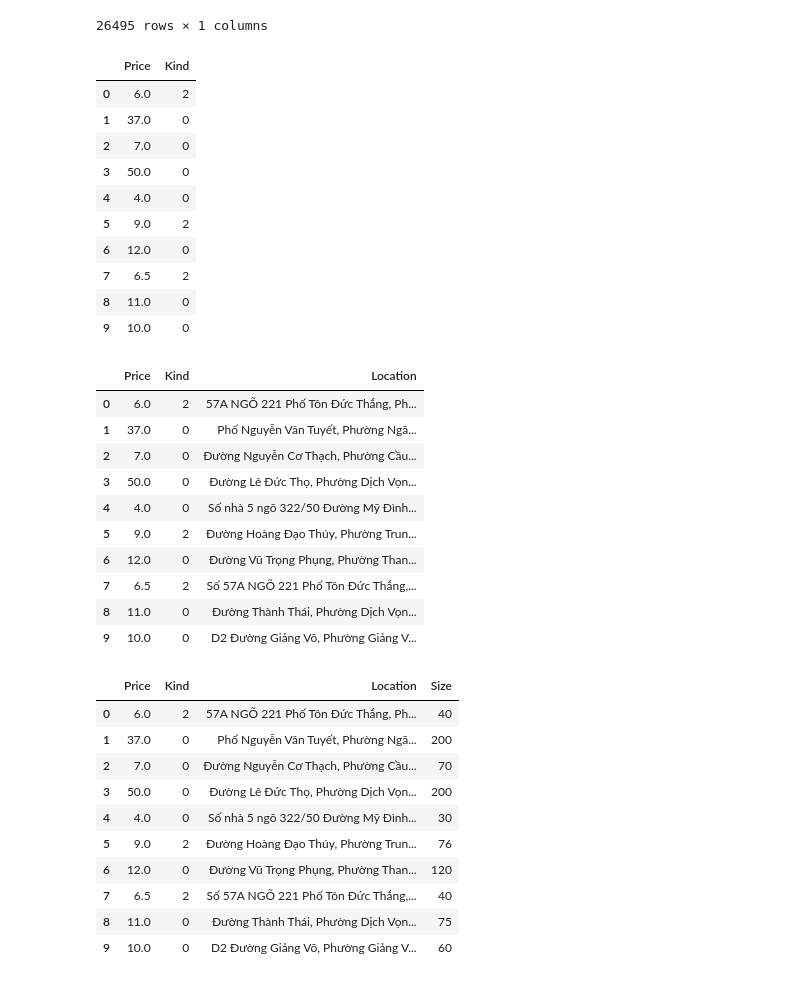
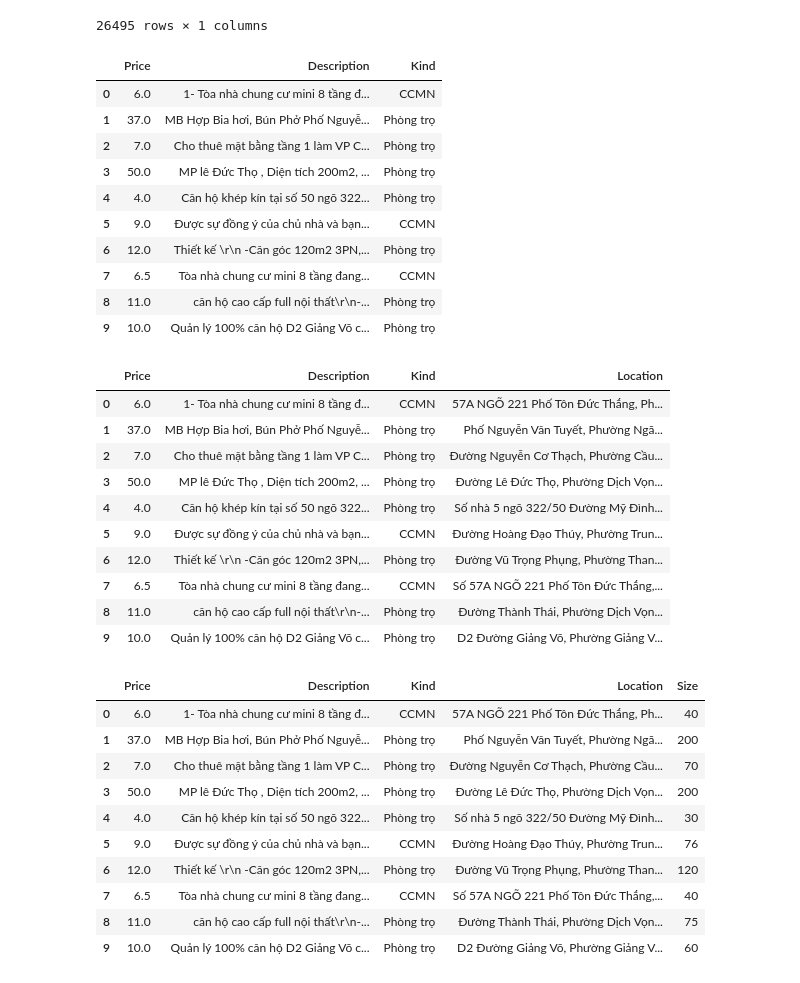
Before and after one commit to NgocNam1512/rental_house_pricing, a Jupyter notebook: preprocess/alonhadat.ipynb, the cells around one changed output. Saved outputs shown, nothing was run; the diff lists cells and outputs as text; code cells hidden in the pictures.

```diff
--- a/preprocess/alonhadat.ipynb
+++ b/preprocess/alonhadat.ipynb
@@ -13,7 +13,7 @@ def read_data_from_jl(file_path):
         return df
     return None
 # %%
-df = read_data_from_jl('data/alonhadat.jl')
+df = read_data_from_jl('../data/alonhadat.jl')
 df
 # %% [output]
 |  | price | area | location | description | date | kind |
@@ -61,50 +61,52 @@ data
 | 26493 | 17.0 |
 | 26494 | 30.0 |
 26495 rows × 1 columns
+# %%
+data["Description"] = df['description']
 # %%
 a = []
 pattern1 = '(CCMN|[Cc]hung cư)'
 pattern2 = '[Hh]omestay'
 for d in df['description'].values:
     d = str(d)
     ccmn = re.findall(pattern1, d)
     hs = re.findall(pattern2, d)
     if ccmn:
-        a.append(2)
+        a.append("CCMN")
     elif hs:
-        a.append(1)
+        a.append("Homestay")
     else:
-        a.append(0)
+        a.append("Phòng trọ")
 
 data['Kind'] = pd.Series(np.array(a), index=df.index)
 data.head(10)
 # %% [output]
-|  | Price | Kind |
-| 0 | 6.0 | 2 |
-| 1 | 37.0 | 0 |
-| 2 | 7.0 | 0 |
-| 3 | 50.0 | 0 |
-| 4 | 4.0 | 0 |
-| 5 | 9.0 | 2 |
-| 6 | 12.0 | 0 |
-| 7 | 6.5 | 2 |
-| 8 | 11.0 | 0 |
-| 9 | 10.0 | 0 |
+|  | Price | Description | Kind |
+| 0 | 6.0 | 1- Tòa nhà chung cư mini 8 tầng đ... | CCMN |
+| 1 | 37.0 | MB Hợp Bia hơi, Bún Phở Phố Nguyễ... | Phòng trọ |
+| 2 | 7.0 | Cho thuê mặt bằng tầng 1 làm VP C... | Phòng trọ |
+| 3 | 50.0 | MP lê Đức Thọ , Diện tích 200m2, ... | Phòng trọ |
+| 4 | 4.0 | Căn hộ khép kín tại số 50 ngõ 322... | Phòng trọ |
+| 5 | 9.0 | Được sự đồng ý của chủ nhà và bạn... | CCMN |
+| 6 | 12.0 | Thiết kế \r\n -Căn góc 120m2 3PN,... | Phòng trọ |
+| 7 | 6.5 | Tòa nhà chung cư mini 8 tầng đang... | CCMN |
+| 8 | 11.0 | căn hộ cao cấp full nội thất\r\n-... | Phòng trọ |
+| 9 | 10.0 | Quản lý 100% căn hộ D2 Giảng Võ c... | Phòng trọ |
 # %%
 data['Location'] = df['location']
 data.head(10)
 # %% [output]
-|  | Price | Kind | Location |
-| 0 | 6.0 | 2 | 57A NGÕ 221 Phố Tôn Đức Thắng, Ph... |
-| 1 | 37.0 | 0 | Phố Nguyễn Văn Tuyết, Phường Ngã... |
-| 2 | 7.0 | 0 | Đường Nguyễn Cơ Thạch, Phường Cầu... |
-| 3 | 50.0 | 0 | Đường Lê Đức Thọ, Phường Dịch Vọn... |
-| 4 | 4.0 | 0 | Số nhà 5 ngõ 322/50 Đường Mỹ Đình... |
-| 5 | 9.0 | 2 | Đường Hoàng Đạo Thúy, Phường Trun... |
-| 6 | 12.0 | 0 | Đường Vũ Trọng Phụng, Phường Than... |
-| 7 | 6.5 | 2 | Số 57A NGÕ 221 Phố Tôn Đức Thắng,... |
-| 8 | 11.0 | 0 | Đường Thành Thái, Phường Dịch Vọn... |
-| 9 | 10.0 | 0 | D2 Đường Giảng Võ, Phường Giảng V... |
+|  | Price | Description | Kind | Location |
+| 0 | 6.0 | 1- Tòa nhà chung cư mini 8 tầng đ... | CCMN | 57A NGÕ 221 Phố Tôn Đức Thắng, Ph... |
+| 1 | 37.0 | MB Hợp Bia hơi, Bún Phở Phố Nguyễ... | Phòng trọ | Phố Nguyễn Văn Tuyết, Phường Ngã... |
+| 2 | 7.0 | Cho thuê mặt bằng tầng 1 làm VP C... | Phòng trọ | Đường Nguyễn Cơ Thạch, Phường Cầu... |
+| 3 | 50.0 | MP lê Đức Thọ , Diện tích 200m2, ... | Phòng trọ | Đường Lê Đức Thọ, Phường Dịch Vọn... |
+| 4 | 4.0 | Căn hộ khép kín tại số 50 ngõ 322... | Phòng trọ | Số nhà 5 ngõ 322/50 Đường Mỹ Đình... |
+| 5 | 9.0 | Được sự đồng ý của chủ nhà và bạn... | CCMN | Đường Hoàng Đạo Thúy, Phường Trun... |
+| 6 | 12.0 | Thiết kế \r\n -Căn góc 120m2 3PN,... | Phòng trọ | Đường Vũ Trọng Phụng, Phường Than... |
+| 7 | 6.5 | Tòa nhà chung cư mini 8 tầng đang... | CCMN | Số 57A NGÕ 221 Phố Tôn Đức Thắng,... |
+| 8 | 11.0 | căn hộ cao cấp full nội thất\r\n-... | Phòng trọ | Đường Thành Thái, Phường Dịch Vọn... |
+| 9 | 10.0 | Quản lý 100% căn hộ D2 Giảng Võ c... | Phòng trọ | D2 Đường Giảng Võ, Phường Giảng V... |
 # %%
 b = []
 pattern = '[0-9]+'
@@ -118,17 +120,17 @@ for a in area:
 data['Size'] = pd.Series(np.array(b), index=df.index)
 data.head(10)
 # %% [output]
-|  | Price | Kind | Location | Size |
-| 0 | 6.0 | 2 | 57A NGÕ 221 Phố Tôn Đức Thắng, Ph... | 40 |
-| 1 | 37.0 | 0 | Phố Nguyễn Văn Tuyết, Phường Ngã... | 200 |
-| 2 | 7.0 | 0 | Đường Nguyễn Cơ Thạch, Phường Cầu... | 70 |
-| 3 | 50.0 | 0 | Đường Lê Đức Thọ, Phường Dịch Vọn... | 200 |
-| 4 | 4.0 | 0 | Số nhà 5 ngõ 322/50 Đường Mỹ Đình... | 30 |
-| 5 | 9.0 | 2 | Đường Hoàng Đạo Thúy, Phường Trun... | 76 |
-| 6 | 12.0 | 0 | Đường Vũ Trọng Phụng, Phường Than... | 120 |
-| 7 | 6.5 | 2 | Số 57A NGÕ 221 Phố Tôn Đức Thắng,... | 40 |
-| 8 | 11.0 | 0 | Đường Thành Thái, Phường Dịch Vọn... | 75 |
-| 9 | 10.0 | 0 | D2 Đường Giảng Võ, Phường Giảng V... | 60 |
+|  | Price | Description | Kind | Location | Size |
+| 0 | 6.0 | 1- Tòa nhà chung cư mini 8 tầng đ... | CCMN | 57A NGÕ 221 Phố Tôn Đức Thắng, Ph... | 40 |
+| 1 | 37.0 | MB Hợp Bia hơi, Bún Phở Phố Nguyễ... | Phòng trọ | Phố Nguyễn Văn Tuyết, Phường Ngã... | 200 |
+| 2 | 7.0 | Cho thuê mặt bằng tầng 1 làm VP C... | Phòng trọ | Đường Nguyễn Cơ Thạch, Phường Cầu... | 70 |
+| 3 | 50.0 | MP lê Đức Thọ , Diện tích 200m2, ... | Phòng trọ | Đường Lê Đức Thọ, Phường Dịch Vọn... | 200 |
+| 4 | 4.0 | Căn hộ khép kín tại số 50 ngõ 322... | Phòng trọ | Số nhà 5 ngõ 322/50 Đường Mỹ Đình... | 30 |
+| 5 | 9.0 | Được sự đồng ý của chủ nhà và bạn... | CCMN | Đường Hoàng Đạo Thúy, Phường Trun... | 76 |
+| 6 | 12.0 | Thiết kế \r\n -Căn góc 120m2 3PN,... | Phòng trọ | Đường Vũ Trọng Phụng, Phường Than... | 120 |
+| 7 | 6.5 | Tòa nhà chung cư mini 8 tầng đang... | CCMN | Số 57A NGÕ 221 Phố Tôn Đức Thắng,... | 40 |
+| 8 | 11.0 | căn hộ cao cấp full nội thất\r\n-... | Phòng trọ | Đường Thành Thái, Phường Dịch Vọn... | 75 |
+| 9 | 10.0 | Quản lý 100% căn hộ D2 Giảng Võ c... | Phòng trọ | D2 Đường Giảng Võ, Phường Giảng V... | 60 |
 # %%
 # add parking area
 a = []
```
Also changed, not shown: parts of 17 cells of this notebook, 2 other files.
